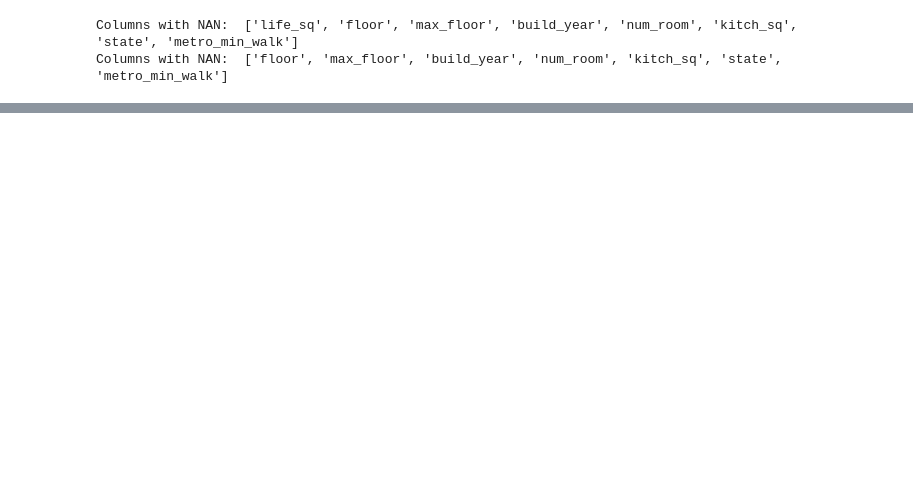
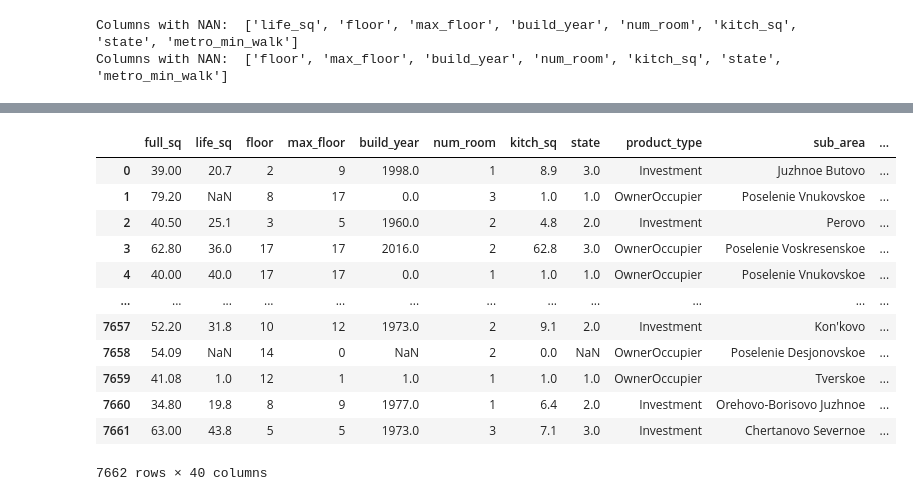
Before and after one commit to AndrewNYK/Sberbank-Market-Price-Prediction, a Jupyter notebook: preprocessing/preprocess.ipynb, the cells around one changed output, grey strips where cells are left out. Drawn from its saved outputs; the diff is of its cells as text; code cells hidden in the pictures; blank space fills up the shorter version.

```diff
--- a/preprocessing/preprocess.ipynb
+++ b/preprocessing/preprocess.ipynb
@@ -108,4 +187,6 @@ df['life_sq_bins'] = pd.cut(df['life_sq'], bins=num_bins)
 # %%
-pd.set_option('display.max_rows', None)
-display(df[df['sub_area'] == 'Novogireevo'])
-pd.reset_option('display.max_rows')
+# pd.set_option('display.max_rows', None)
+# pd.set_option('display.max_columns', None)
+# display(df[df['sub_area'] == 'Novogireevo'])
+# pd.reset_option('display.max_rows')
+# pd.reset_option('display.max_columns')
@@ -130,0 +300,33 @@ pd.reset_option('display.max_rows')
+# %%
+# TESTING ON ACTUAL TEST DATA FROM HERE
+test_df = pd.read_csv('../Dataset/test.csv/test.csv')
+df = test_df.copy()
+df['timestamp'] = pd.to_datetime(df['timestamp'])
+df['year'] = df['timestamp'].dt.year
+df['month'] = df['timestamp'].dt.month
+
+df.drop(['timestamp'], axis=1, inplace=True)
+
+columns_to_drop = [column for column in df.columns if column not in top_40_cols]
+df.drop(columns=columns_to_drop, axis=1, inplace=True)
+# missing_column = [column for column in top_40_cols if column not in df.columns]
+# print(missing_column)
+# drop rows where life_sq and kitch_sq higher than full_sq
+# df = df.drop(df[(df['full_sq'] <= df['life_sq'])].index)
+# df = df.drop(df[(df['full_sq'] <= df['kitch_sq'])].index)
+
+df
+# %% [output]
+|  | full_sq | life_sq | floor | max_floor | build_year | num_room | kitch_sq | state | product_type | sub_area | ... |
+| 0 | 39.00 | 20.7 | 2 | 9 | 1998.0 | 1 | 8.9 | 3.0 | Investment | Juzhnoe Butovo | ... |
+| 1 | 79.20 | NaN | 8 | 17 | 0.0 | 3 | 1.0 | 1.0 | OwnerOccupier | Poselenie Vnukovskoe | ... |
+| 2 | 40.50 | 25.1 | 3 | 5 | 1960.0 | 2 | 4.8 | 2.0 | Investment | Perovo | ... |
+| 3 | 62.80 | 36.0 | 17 | 17 | 2016.0 | 2 | 62.8 | 3.0 | OwnerOccupier | Poselenie Voskresenskoe | ... |
+| 4 | 40.00 | 40.0 | 17 | 17 | 0.0 | 1 | 1.0 | 1.0 | OwnerOccupier | Poselenie Vnukovskoe | ... |
+| ... | ... | ... | ... | ... | ... | ... | ... | ... | ... | ... | ... |
+| 7657 | 52.20 | 31.8 | 10 | 12 | 1973.0 | 2 | 9.1 | 2.0 | Investment | Kon'kovo | ... |
+| 7658 | 54.09 | NaN | 14 | 0 | NaN | 2 | 0.0 | NaN | OwnerOccupier | Poselenie Desjonovskoe | ... |
+| 7659 | 41.08 | 1.0 | 12 | 1 | 1.0 | 1 | 1.0 | 1.0 | OwnerOccupier | Tverskoe | ... |
+| 7660 | 34.80 | 19.8 | 8 | 9 | 1977.0 | 1 | 6.4 | 2.0 | Investment | Orehovo-Borisovo Juzhnoe | ... |
+| 7661 | 63.00 | 43.8 | 5 | 5 | 1973.0 | 3 | 7.1 | 3.0 | Investment | Chertanovo Severnoe | ... |
+7662 rows × 40 columns
```
Also changed, not shown: parts of 13 cells of this notebook, 9 other files.
